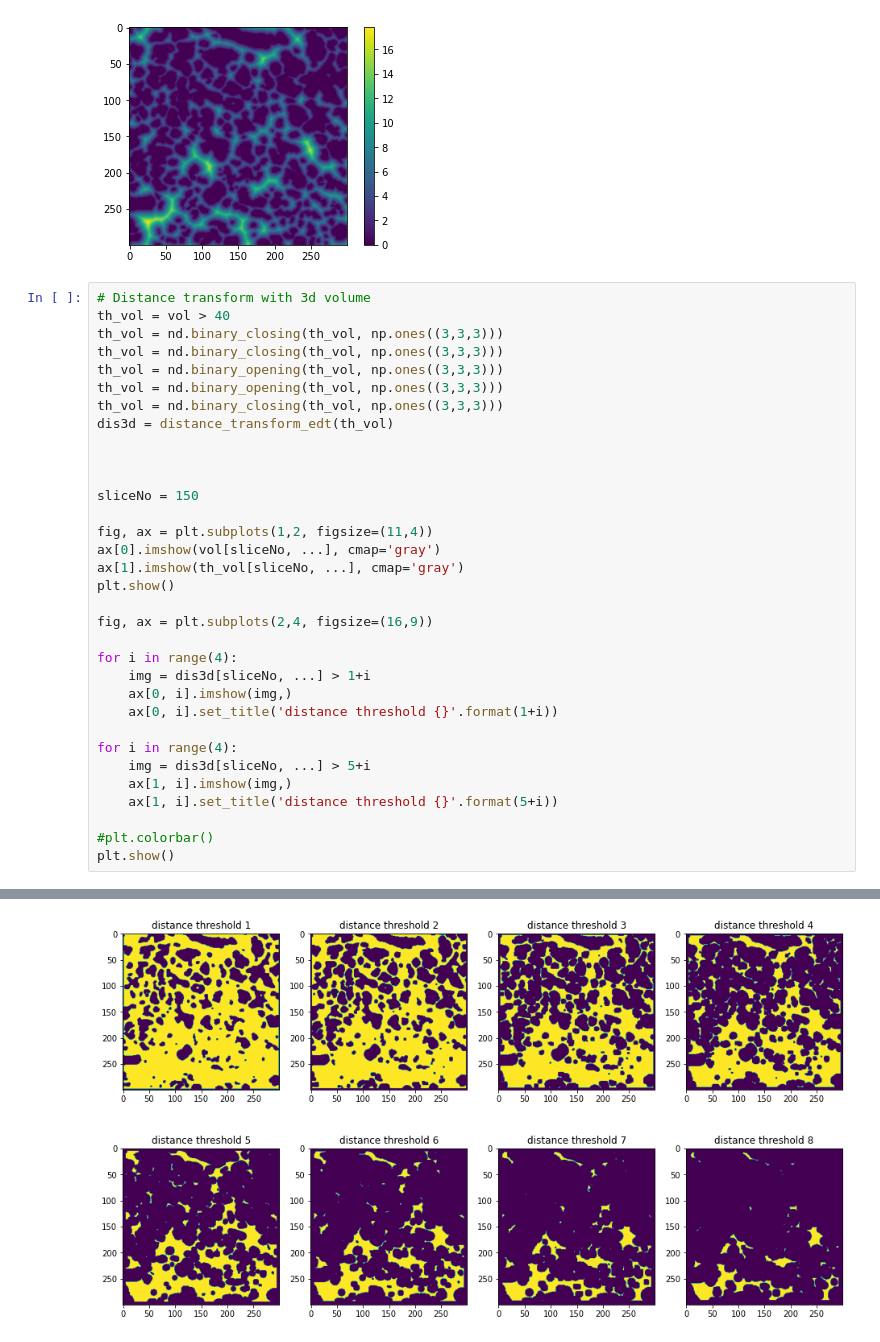
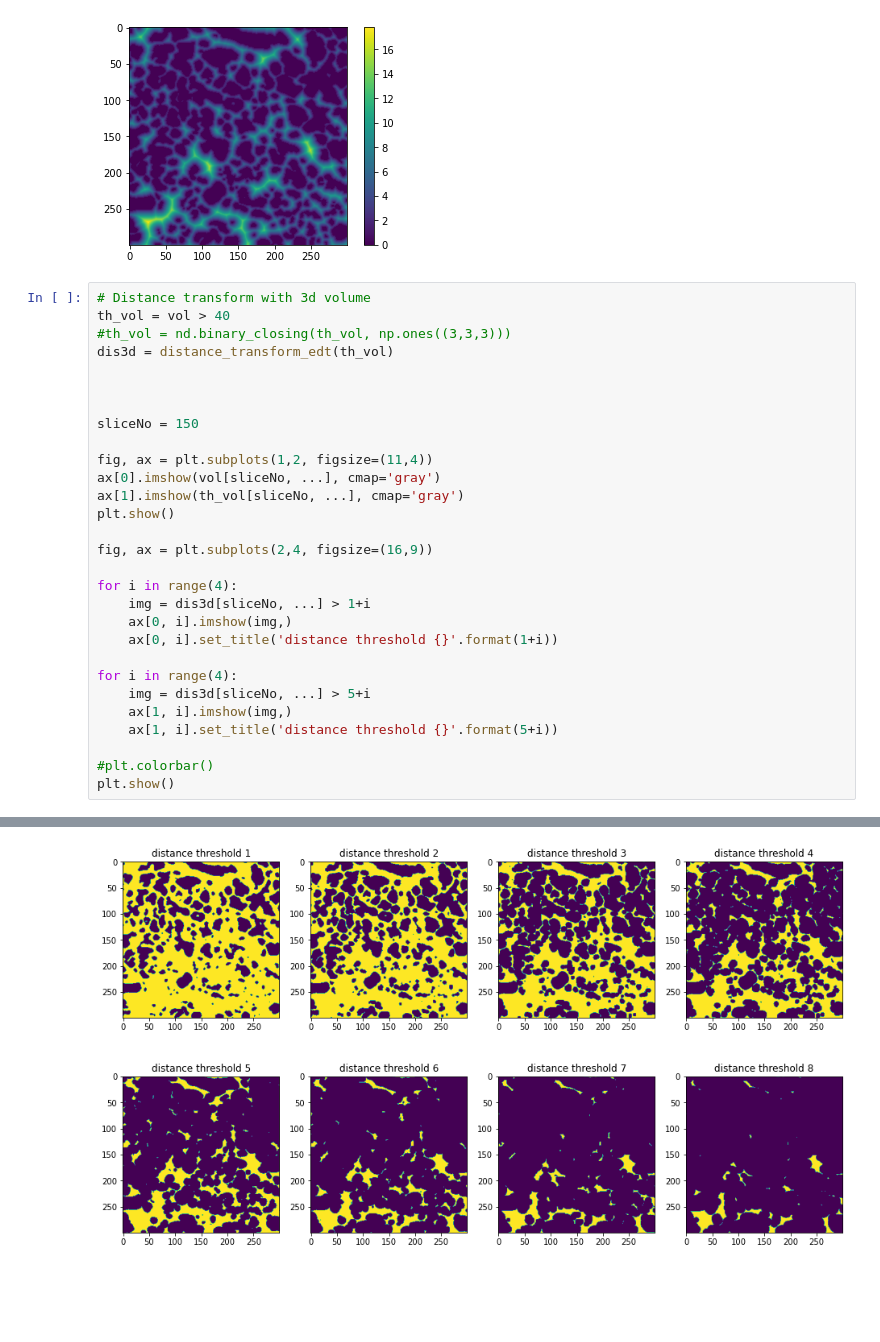
Before and after one commit to mrahmansagar/poreAnalysis, a Jupyter notebook: high_dense_region.ipynb, the cells around one changed output, grey strips where cells are left out. Saved outputs shown, nothing was run; the diff lists cells and outputs as text; blank space fills up the shorter version.

```diff
--- a/high_dense_region.ipynb
+++ b/high_dense_region.ipynb
@@ -53,11 +53,7 @@ plt.show()
 # %%
 # Distance transform with 3d volume
 th_vol = vol > 40
-th_vol = nd.binary_closing(th_vol, np.ones((3,3,3)))
-th_vol = nd.binary_closing(th_vol, np.ones((3,3,3)))
-th_vol = nd.binary_opening(th_vol, np.ones((3,3,3)))
-th_vol = nd.binary_opening(th_vol, np.ones((3,3,3)))
-th_vol = nd.binary_closing(th_vol, np.ones((3,3,3)))
+#th_vol = nd.binary_closing(th_vol, np.ones((3,3,3)))
 dis3d = distance_transform_edt(th_vol)
 
 
@@ -88,3 +84,3 @@ plt.show()
-[figure, old version]
+[figure, new version]
 # %%
 # Distance transform with 3d volume
```
Also changed, not shown: parts of 22 cells of this notebook, 7 other files.
